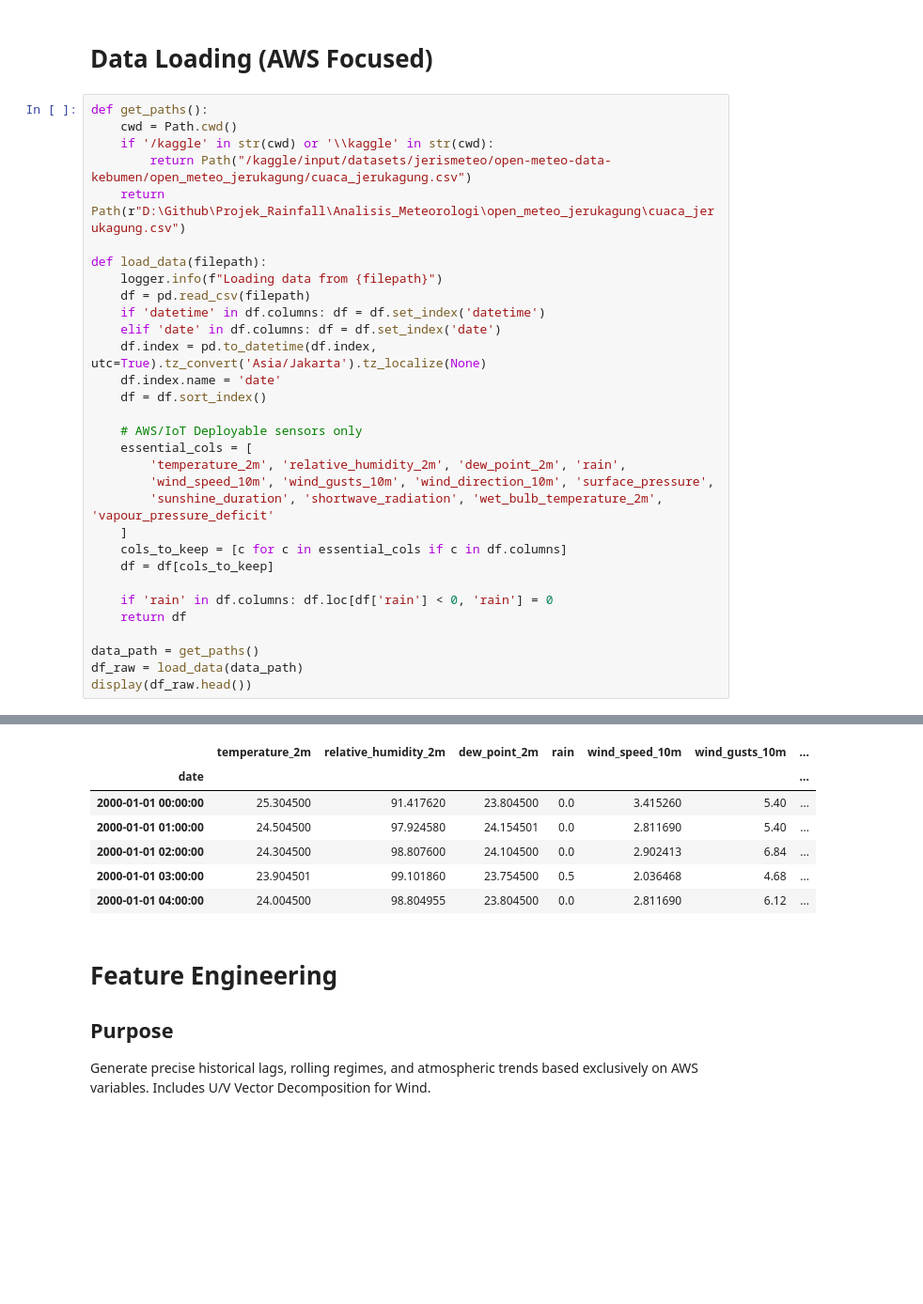
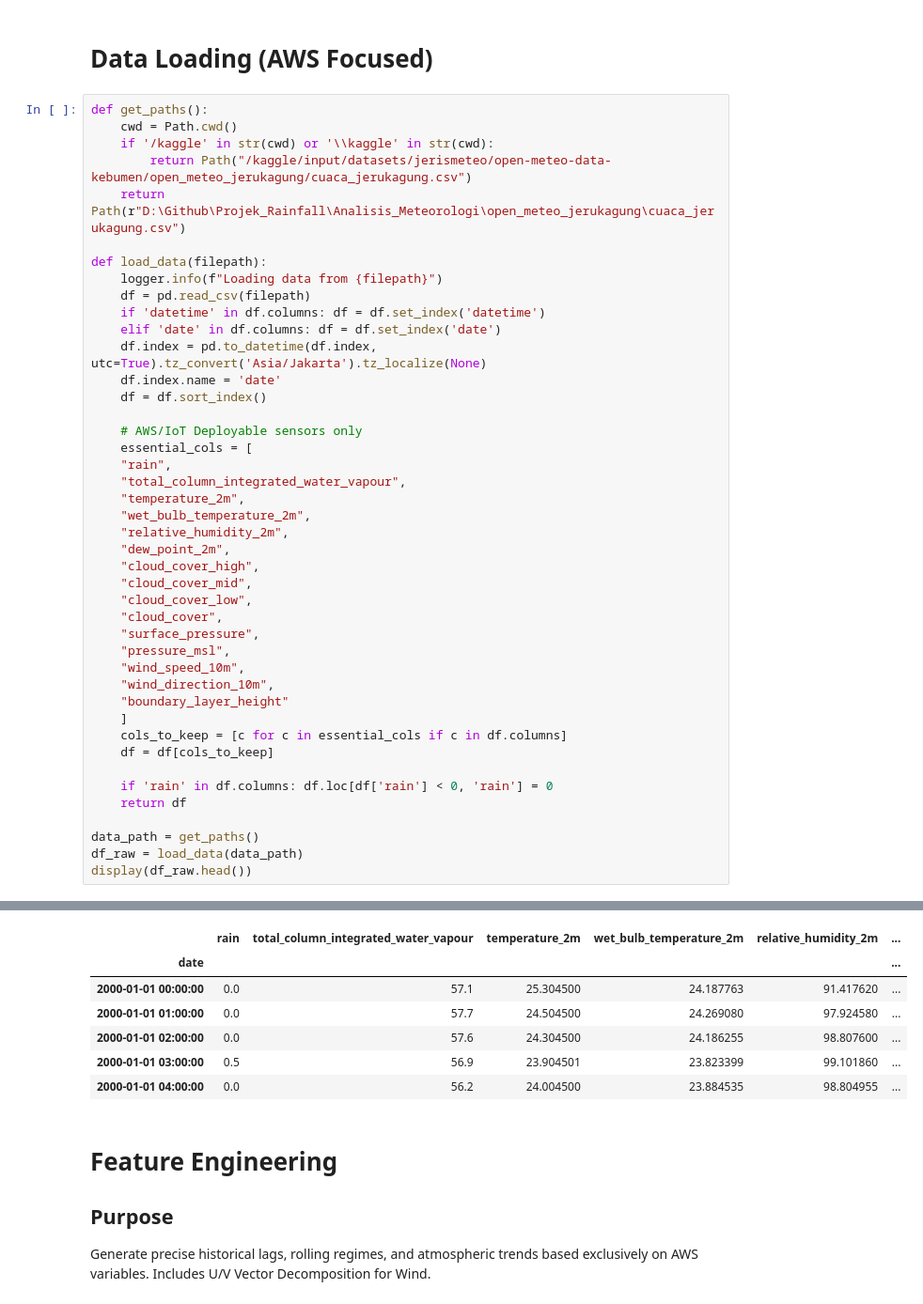
Before and after one commit to widhyatma/Projek_Rainfall, a Jupyter notebook: DeepLearning_Meteorologi/model-prediksi-xgboost.ipynb, the cells around one changed output, grey strips where cells are left out. Shown at 94% size. Drawn from its saved outputs; the diff is of its cells as text; blank space fills up the shorter version.

```diff
--- a/DeepLearning_Meteorologi/model-prediksi-xgboost.ipynb
+++ b/DeepLearning_Meteorologi/model-prediksi-xgboost.ipynb
@@ -81,9 +81,21 @@ def load_data(filepath):
 
     # AWS/IoT Deployable sensors only
     essential_cols = [
-        'temperature_2m', 'relative_humidity_2m', 'dew_point_2m', 'rain',
-        'wind_speed_10m', 'wind_gusts_10m', 'wind_direction_10m', 'surface_pressure',
-        'sunshine_duration', 'shortwave_radiation', 'wet_bulb_temperature_2m', 'vapour_pressure_deficit'
+    "rain",
+    "total_column_integrated_water_vapour",
+    "temperature_2m",
+    "wet_bulb_temperature_2m",
+    "relative_humidity_2m",
+    "dew_point_2m",
+    "cloud_cover_high",
+    "cloud_cover_mid",
+    "cloud_cover_low",
+    "cloud_cover",
+    "surface_pressure",
+    "pressure_msl",
+    "wind_speed_10m",
+    "wind_direction_10m",
+    "boundary_layer_height"
     ]
     cols_to_keep = [c for c in essential_cols if c in df.columns]
     df = df[cols_to_keep]
@@ -99,10 +111,10 @@ display(df_raw.head())
-|  | temperature_2m | relative_humidity_2m | dew_point_2m | rain | wind_speed_10m | wind_gusts_10m | ... |
-| date |  |  |  |  |  |  | ... |
-| 2000-01-01 00:00:00 | 25.304500 | 91.417620 | 23.804500 | 0.0 | 3.415260 | 5.40 | ... |
-| 2000-01-01 01:00:00 | 24.504500 | 97.924580 | 24.154501 | 0.0 | 2.811690 | 5.40 | ... |
-| 2000-01-01 02:00:00 | 24.304500 | 98.807600 | 24.104500 | 0.0 | 2.902413 | 6.84 | ... |
-| 2000-01-01 03:00:00 | 23.904501 | 99.101860 | 23.754500 | 0.5 | 2.036468 | 4.68 | ... |
-| 2000-01-01 04:00:00 | 24.004500 | 98.804955 | 23.804500 | 0.0 | 2.811690 | 6.12 | ... |
+|  | rain | total_column_integrated_water_vapour | temperature_2m | wet_bulb_temperature_2m | relative_humidity_2m | ... |
+| date |  |  |  |  |  | ... |
+| 2000-01-01 00:00:00 | 0.0 | 57.1 | 25.304500 | 24.187763 | 91.417620 | ... |
+| 2000-01-01 01:00:00 | 0.0 | 57.7 | 24.504500 | 24.269080 | 97.924580 | ... |
+| 2000-01-01 02:00:00 | 0.0 | 57.6 | 24.304500 | 24.186255 | 98.807600 | ... |
+| 2000-01-01 03:00:00 | 0.5 | 56.9 | 23.904501 | 23.823399 | 99.101860 | ... |
+| 2000-01-01 04:00:00 | 0.0 | 56.2 | 24.004500 | 23.884535 | 98.804955 | ... |
 # %% [markdown]
 # Feature Engineering
 ## Purpose
```
Also changed, not shown: parts of 6 cells of this notebook.
